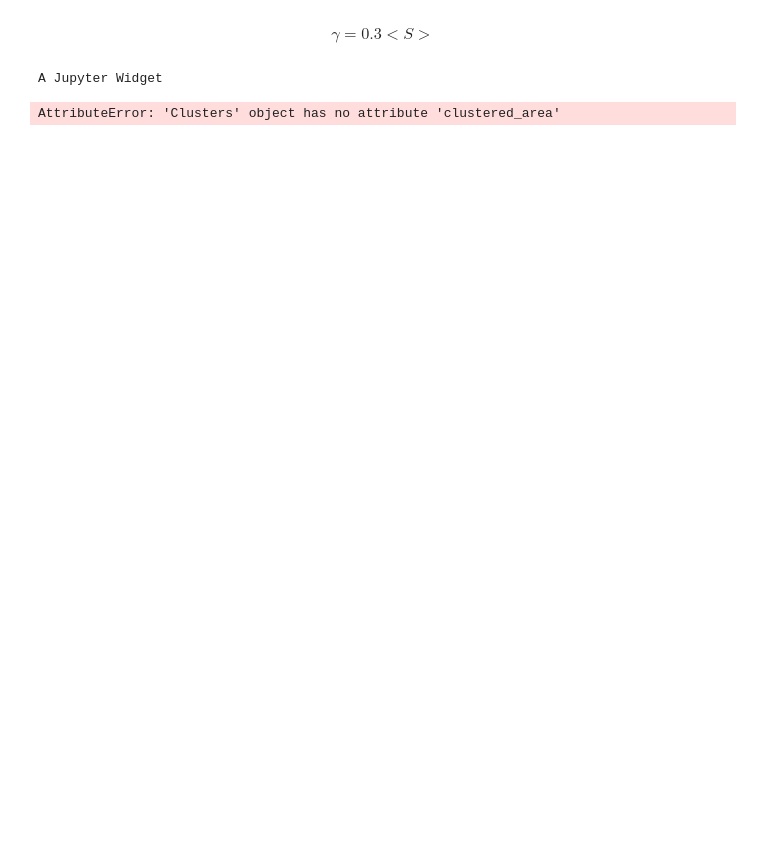
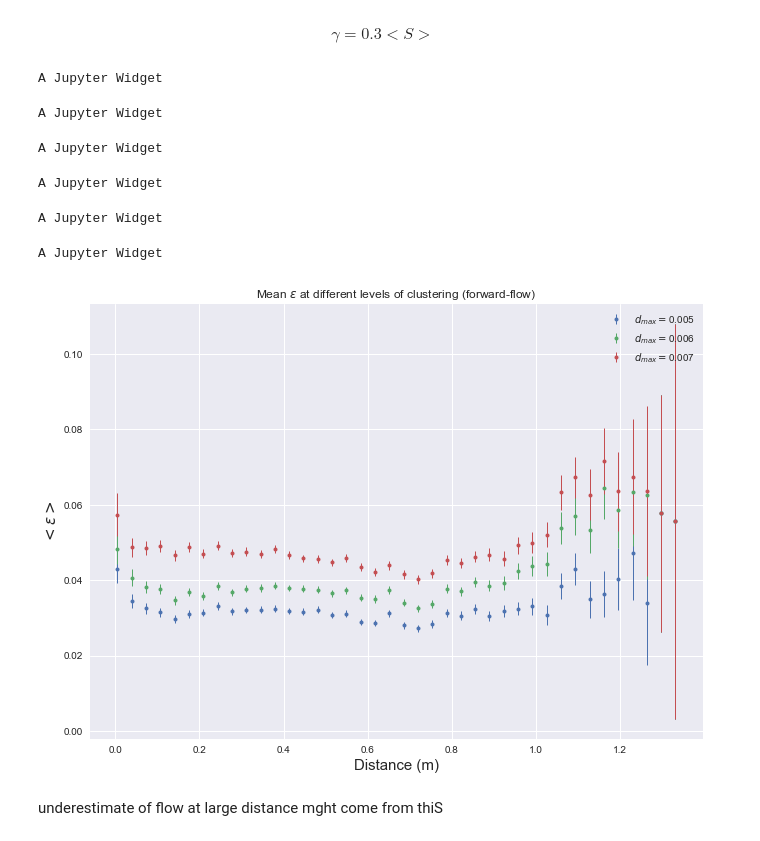
Before and after one commit to jbremz/human_mob, a Jupyter notebook: Notebooks/Ilaria's Log/Week 14.ipynb, the cells around one changed output. Cells and saved outputs as stored; diff of their text form; code cells hidden in the pictures; blank space fills up the shorter version.

```diff
--- a/Notebooks/Ilaria's Log/Week 14.ipynb
+++ b/Notebooks/Ilaria's Log/Week 14.ipynb
@@ -86,7 +73,14 @@ So we have an idea: what if, given the initial location distribution (level 0) w
 # %% [markdown]
 $$ \gamma = 0.3 <S> $$
 # %%
-epsList, DMList = eps_hier(h)
+epsList, DMList = eps_hier(h,model='r')
+eps_distance_hier(epsList, DMList, d_maxs, 40)
+plt.show()
 # %% [output]
 A Jupyter Widget
-AttributeError: 'Clusters' object has no attribute 'clustered_area'
+A Jupyter Widget
+A Jupyter Widget
+A Jupyter Widget
+A Jupyter Widget
+A Jupyter Widget
+[figure, added]
@@ -95,0 +87,2 @@ plt.show()
+# %% [markdown]
+underestimate of flow at large distance mght come from thiS
```
Also changed, not shown: parts of 14 cells of this notebook, 5 other files.
